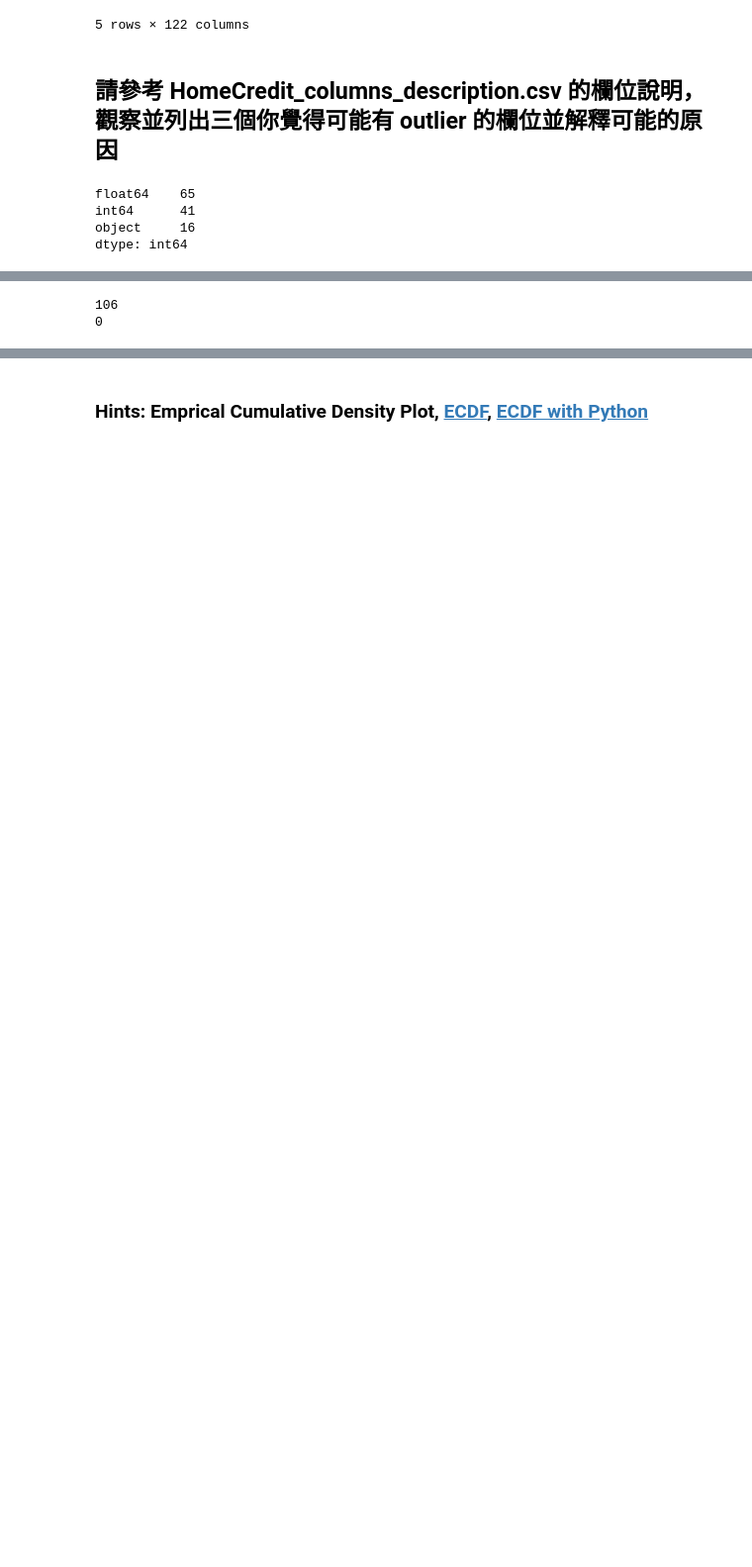
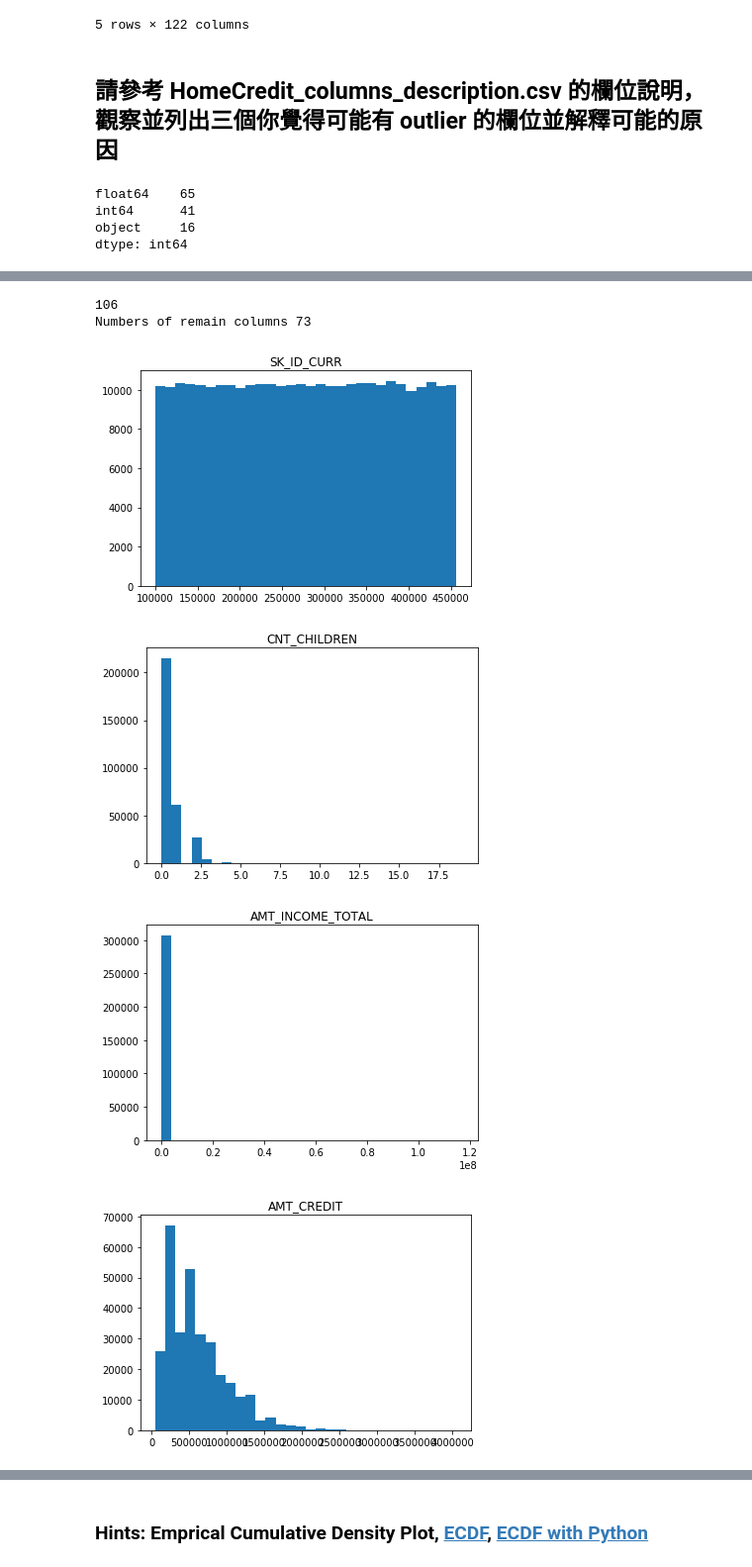
Before and after one commit to pablo-chung/2nd-ML100Days, a Jupyter notebook: homework/Day_006_HW.ipynb, the cells around one changed output, grey strips where cells are left out. Shown: that part at 99% size. Cells and saved outputs as stored; diff of their text form; code cells hidden in the pictures; blank space fills up the shorter version.

```diff
--- a/homework/Day_006_HW.ipynb
+++ b/homework/Day_006_HW.ipynb
@@ -49,33 +80,37 @@ SyntaxError: invalid syntax (<ipython-input-28-01a2bee2e8db>, line 7)
 # %%
 # 先篩選數值型的欄位
 """
 YOUR CODE HERE, fill correct data types (for example str, float, int, ...)
 """
 
-dtype_select = []
-dtype_select = app_train.select_dtypes(include=["float64", 'int64']).apply(pd.Series.nunique, axis = 0)
+dtype_select = [np.dtype('float64'),np.dtype('int64')]
+#dtype_select = app_train.select_dtypes(include=["float64", 'int64']).apply(pd.Series.nunique, axis = 0)
 
-print(len(dtype_select))
+#print(dtype_select)
 
 numeric_columns = list(app_train.columns[list(app_train.dtypes.isin(dtype_select))])
 
 print(len(numeric_columns))
 
-'''
+
 # 再把只有 2 值 (通常是 0,1) 的欄位去掉
 numeric_columns = list(app_train[numeric_columns].columns[list(app_train[numeric_columns].apply(lambda x:len(x.unique())!=2 ))])
-print("Numbers of remain columns" % len(numeric_columns))
+print("Numbers of remain columns", len(numeric_columns))
 
 
 
 # 檢視這些欄位的數值範圍
 for col in numeric_columns:
     """
     Your CODE HERE, make the box plot
     """
-
+    plt.hist(app_train[col], bins=30)
+    plt.title(col)
     plt.show()
-'''
 # %% [output]
 106
-0
+Numbers of remain columns 73
+[figure, added]
+[figure, added]
+[figure, added]
+[figure, added]
```
Also changed, not shown: parts of 7 cells of this notebook.
